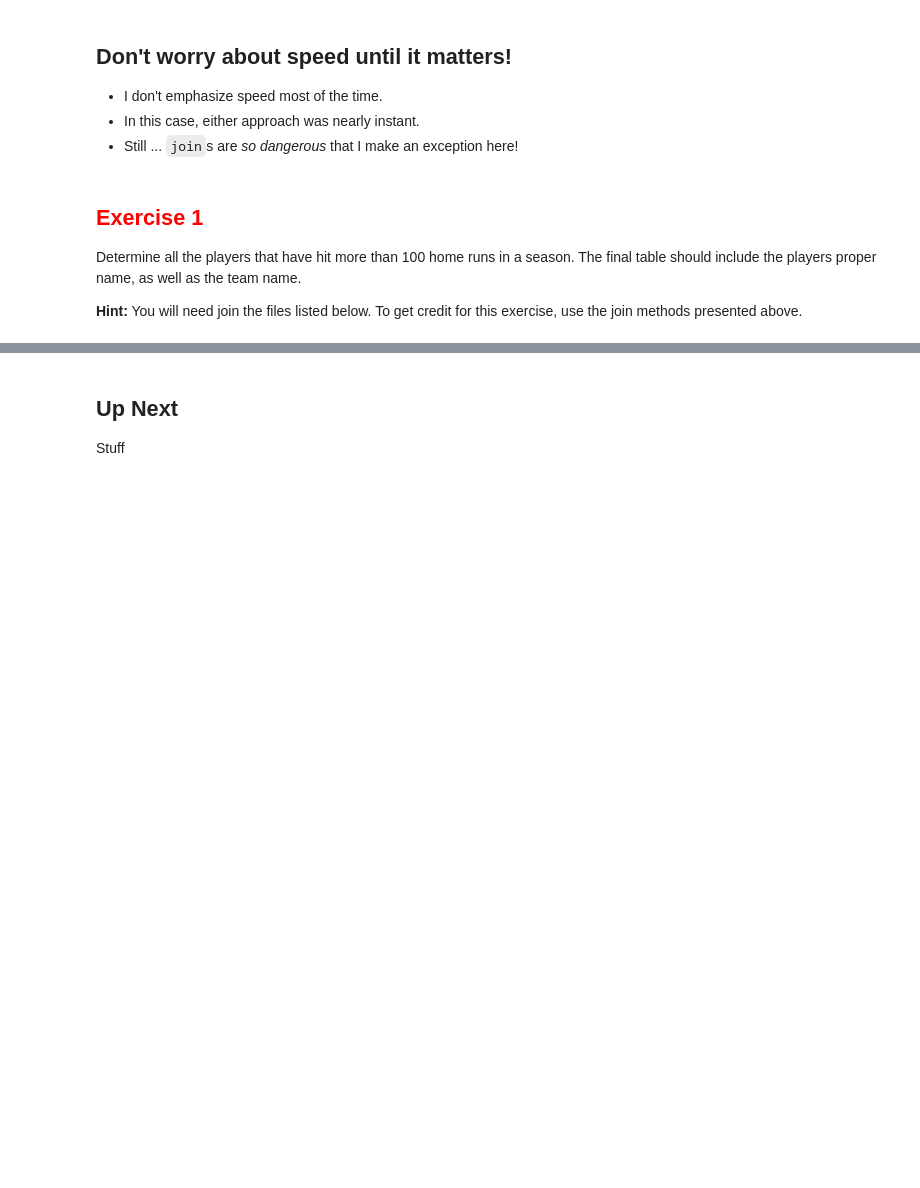
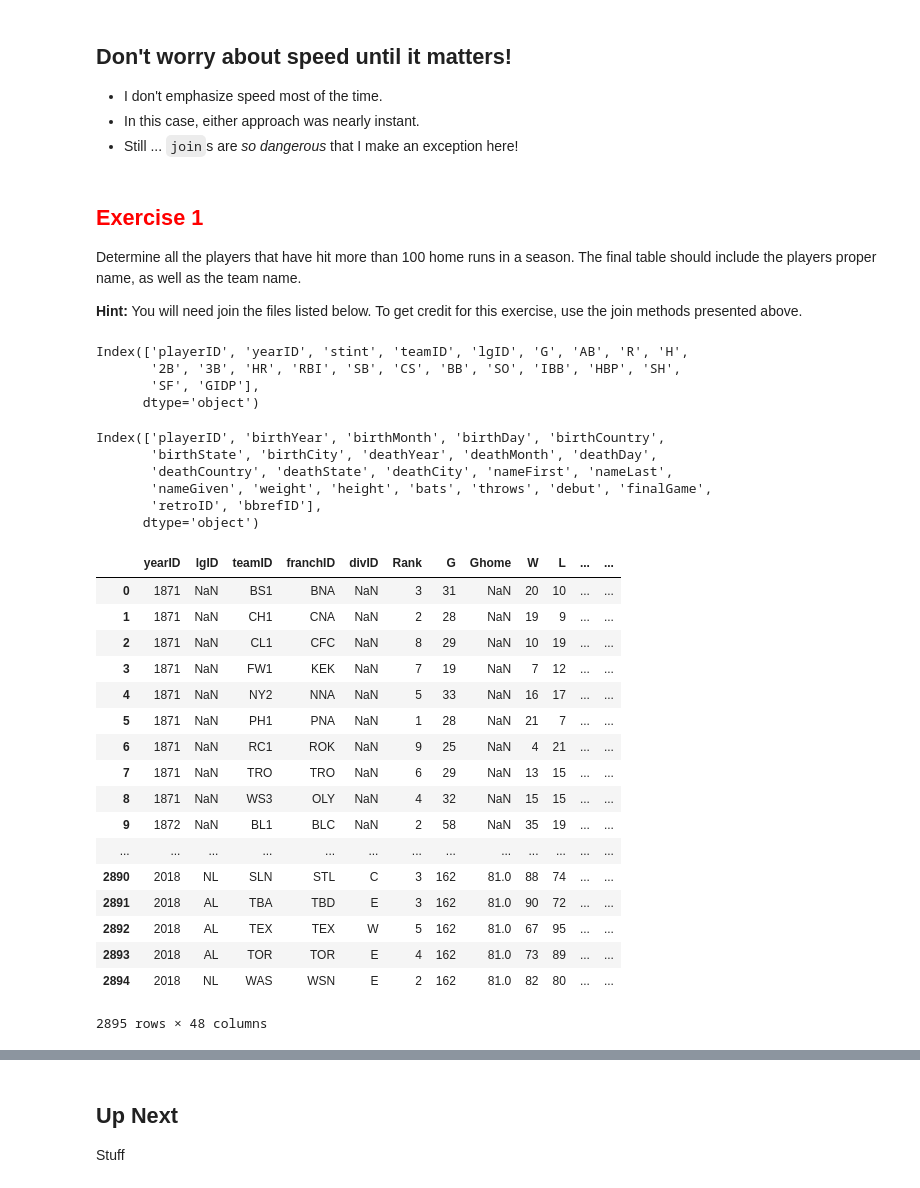
Before and after one commit to AkifAtikKhan/DSCI430-1, a Jupyter notebook: 2_7_2_joining_tables_in_dfply.ipynb, the cells around one changed output, grey strips where cells are left out. Saved outputs shown, nothing was run; the diff lists cells and outputs as text; code cells hidden in the pictures; blank space fills up the shorter version.

```diff
--- a/2_7_2_joining_tables_in_dfply.ipynb
+++ b/2_7_2_joining_tables_in_dfply.ipynb
@@ -361,0 +360,40 @@ files = ("./data/baseball/core/Batting.csv",
+# %%
+# Your code here
+batting, people, teams = [pd.read_csv(f) for f in files]
+# %%
+batting.columns
+# %% [output]
+Index(['playerID', 'yearID', 'stint', 'teamID', 'lgID', 'G', 'AB', 'R', 'H',
+       '2B', '3B', 'HR', 'RBI', 'SB', 'CS', 'BB', 'SO', 'IBB', 'HBP', 'SH',
+       'SF', 'GIDP'],
+      dtype='object')
+# %%
+people.columns
+# %% [output]
+Index(['playerID', 'birthYear', 'birthMonth', 'birthDay', 'birthCountry',
+       'birthState', 'birthCity', 'deathYear', 'deathMonth', 'deathDay',
+       'deathCountry', 'deathState', 'deathCity', 'nameFirst', 'nameLast',
+       'nameGiven', 'weight', 'height', 'bats', 'throws', 'debut', 'finalGame',
+       'retroID', 'bbrefID'],
+      dtype='object')
+# %%
+teams
+# %% [output]
+|  | yearID | lgID | teamID | franchID | divID | Rank | G | Ghome | W | L | ... | ... |
+| 0 | 1871 | NaN | BS1 | BNA | NaN | 3 | 31 | NaN | 20 | 10 | ... | ... |
+| 1 | 1871 | NaN | CH1 | CNA | NaN | 2 | 28 | NaN | 19 | 9 | ... | ... |
+| 2 | 1871 | NaN | CL1 | CFC | NaN | 8 | 29 | NaN | 10 | 19 | ... | ... |
+| 3 | 1871 | NaN | FW1 | KEK | NaN | 7 | 19 | NaN | 7 | 12 | ... | ... |
+| 4 | 1871 | NaN | NY2 | NNA | NaN | 5 | 33 | NaN | 16 | 17 | ... | ... |
+| 5 | 1871 | NaN | PH1 | PNA | NaN | 1 | 28 | NaN | 21 | 7 | ... | ... |
+| 6 | 1871 | NaN | RC1 | ROK | NaN | 9 | 25 | NaN | 4 | 21 | ... | ... |
+| 7 | 1871 | NaN | TRO | TRO | NaN | 6 | 29 | NaN | 13 | 15 | ... | ... |
+| 8 | 1871 | NaN | WS3 | OLY | NaN | 4 | 32 | NaN | 15 | 15 | ... | ... |
+| 9 | 1872 | NaN | BL1 | BLC | NaN | 2 | 58 | NaN | 35 | 19 | ... | ... |
+| ... | ... | ... | ... | ... | ... | ... | ... | ... | ... | ... | ... | ... |
+| 2890 | 2018 | NL | SLN | STL | C | 3 | 162 | 81.0 | 88 | 74 | ... | ... |
+| 2891 | 2018 | AL | TBA | TBD | E | 3 | 162 | 81.0 | 90 | 72 | ... | ... |
+| 2892 | 2018 | AL | TEX | TEX | W | 5 | 162 | 81.0 | 67 | 95 | ... | ... |
+| 2893 | 2018 | AL | TOR | TOR | E | 4 | 162 | 81.0 | 73 | 89 | ... | ... |
+| 2894 | 2018 | NL | WAS | WSN | E | 2 | 162 | 81.0 | 82 | 80 | ... | ... |
+2895 rows × 48 columns
```
Also changed, not shown: parts of 6 cells of this notebook, 24 other files.
